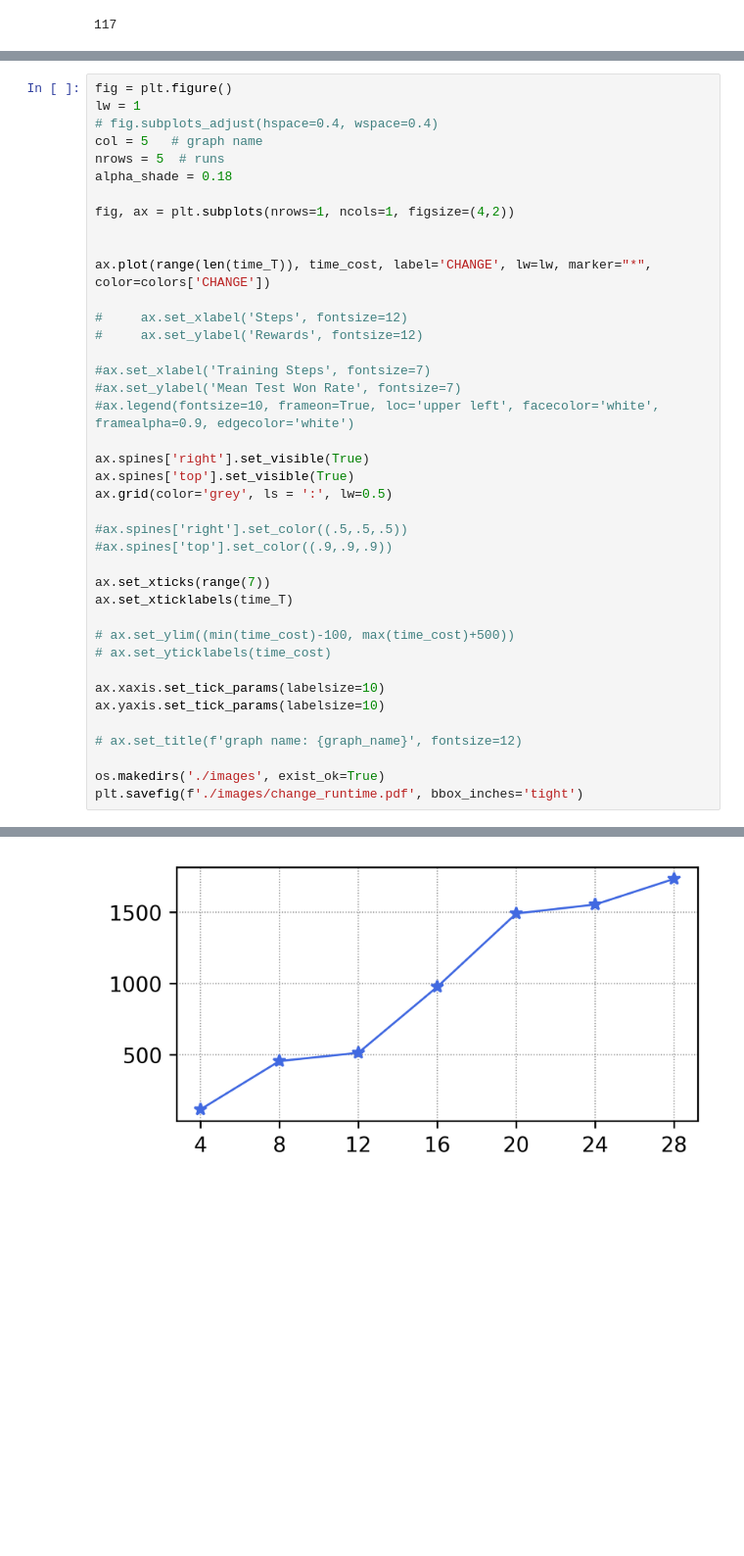
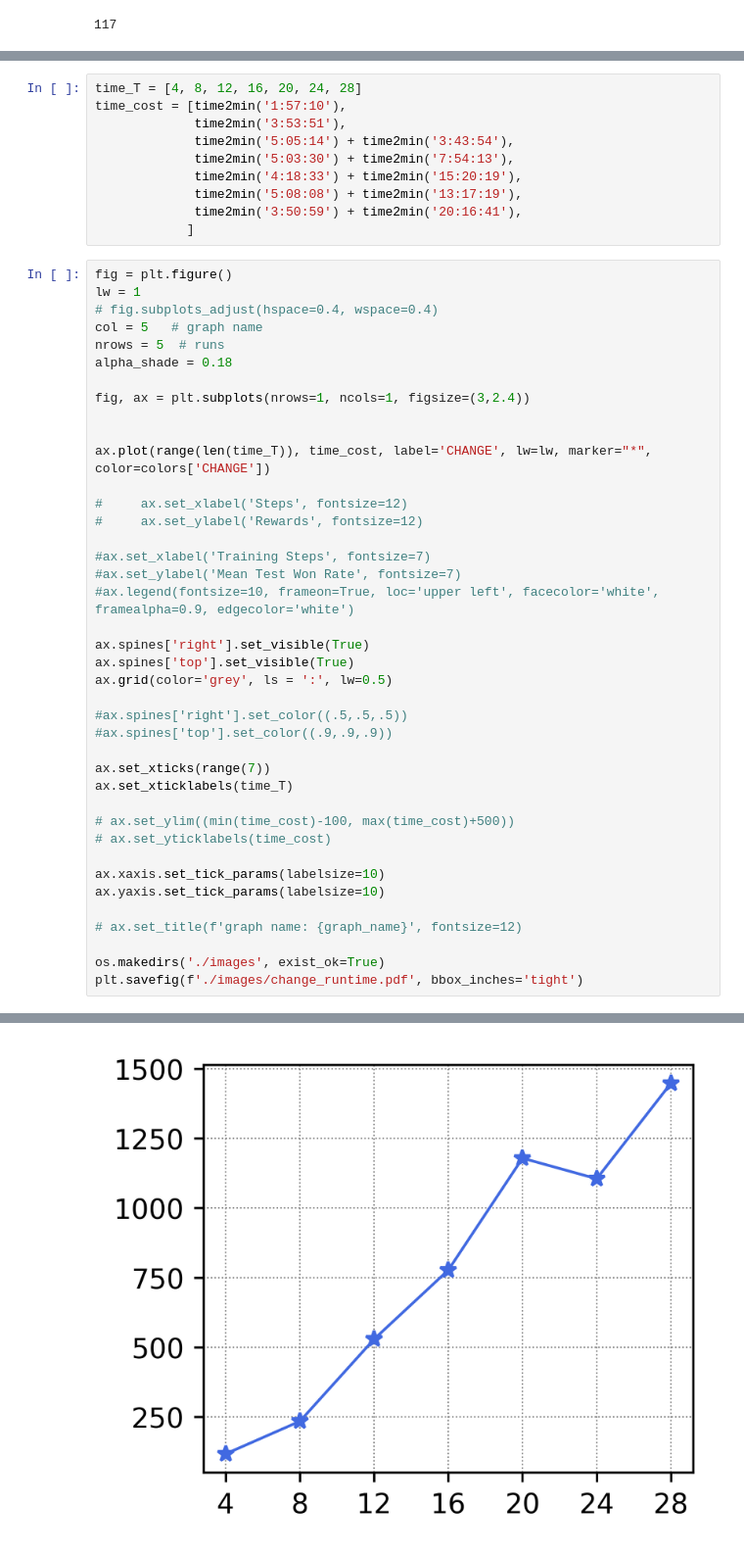
Before and after one commit to Haipeng-Chen/RL4IM-Contingency, a Jupyter notebook: notebooks/plot_time_CHANGE.ipynb, the cells around one changed output, grey strips where cells are left out. Shown at 98% size. Cells and saved outputs as stored; diff of their text form; blank space fills up the shorter version.

```diff
--- a/notebooks/plot_time_CHANGE.ipynb
+++ b/notebooks/plot_time_CHANGE.ipynb
@@ -66,3 +56,13 @@ time_cost = [time2min('1:57:10'),
+# %%
+time_T = [4, 8, 12, 16, 20, 24, 28]
+time_cost = [time2min('1:57:10'),
+             time2min('3:53:51'),
+             time2min('5:05:14') + time2min('3:43:54'),
+             time2min('5:03:30') + time2min('7:54:13'),
+             time2min('4:18:33') + time2min('15:20:19'),
+             time2min('5:08:08') + time2min('13:17:19'),
+             time2min('3:50:59') + time2min('20:16:41'),
+            ]
 # %%
 fig = plt.figure()
 lw = 1
@@ -71,38 +71,38 @@ col = 5   # graph name
 nrows = 5  # runs
 alpha_shade = 0.18
 
-fig, ax = plt.subplots(nrows=1, ncols=1, figsize=(4,2))
+fig, ax = plt.subplots(nrows=1, ncols=1, figsize=(3,2.4))
 
 
 ax.plot(range(len(time_T)), time_cost, label='CHANGE', lw=lw, marker="*", color=colors['CHANGE'])
 
 #     ax.set_xlabel('Steps', fontsize=12)
 #     ax.set_ylabel('Rewards', fontsize=12)
 
 #ax.set_xlabel('Training Steps', fontsize=7)
 #ax.set_ylabel('Mean Test Won Rate', fontsize=7)
 #ax.legend(fontsize=10, frameon=True, loc='upper left', facecolor='white', framealpha=0.9, edgecolor='white')
 
 ax.spines['right'].set_visible(True)
 ax.spines['top'].set_visible(True)
 ax.grid(color='grey', ls = ':', lw=0.5)
 
 #ax.spines['right'].set_color((.5,.5,.5))
 #ax.spines['top'].set_color((.9,.9,.9))
 
 ax.set_xticks(range(7))
 ax.set_xticklabels(time_T)
 
 # ax.set_ylim((min(time_cost)-100, max(time_cost)+500))
 # ax.set_yticklabels(time_cost)
 
 ax.xaxis.set_tick_params(labelsize=10)
 ax.yaxis.set_tick_params(labelsize=10)
 
 # ax.set_title(f'graph name: {graph_name}', fontsize=12)
 
 os.makedirs('./images', exist_ok=True)
 plt.savefig(f'./images/change_runtime.pdf', bbox_inches='tight')
 # %% [output]
 <Figure size 1800x1200 with 0 Axes>
-[figure, old version]
+[figure, new version]
```
Also changed, not shown: parts of 1 cell of this notebook, 1 other file.
